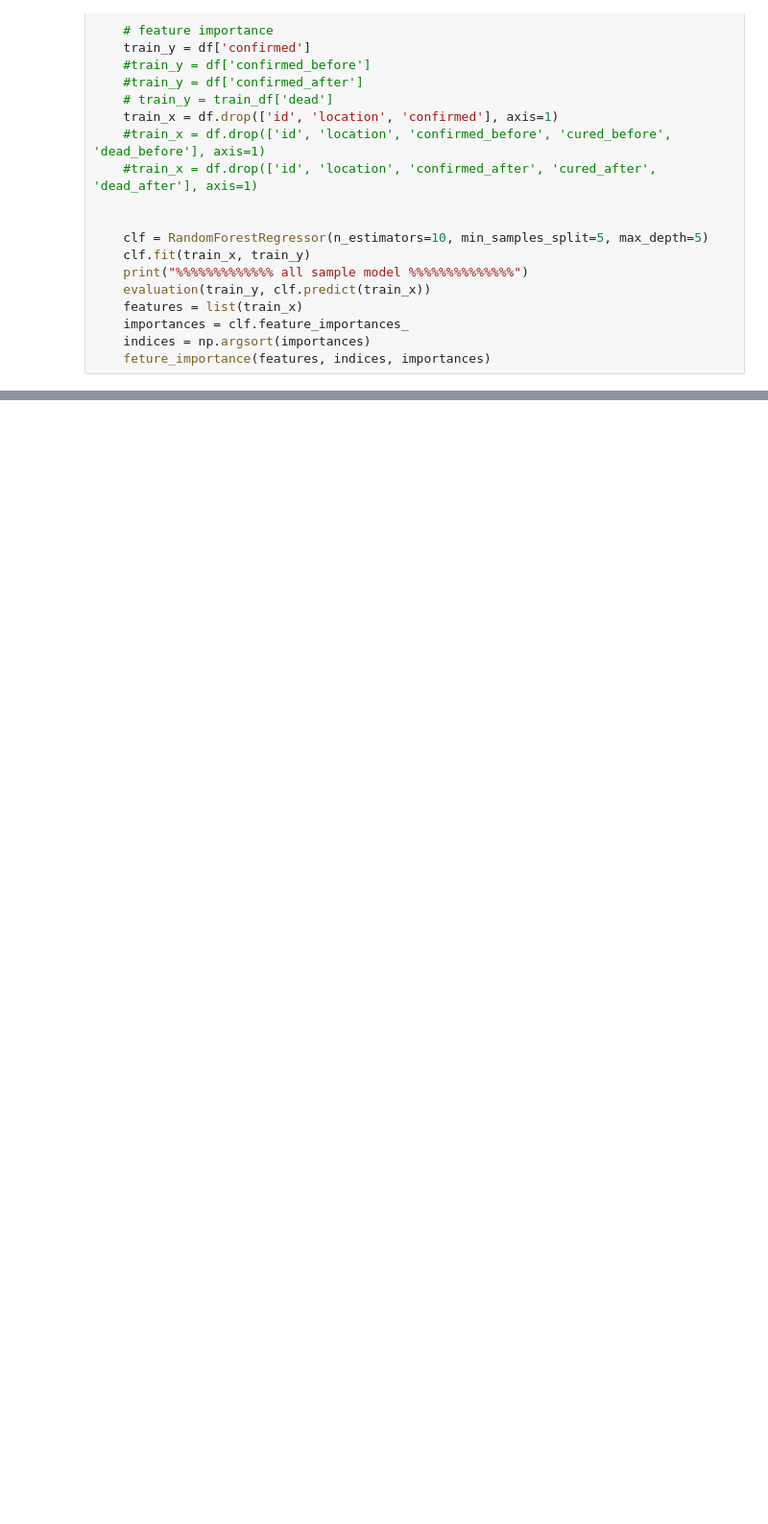
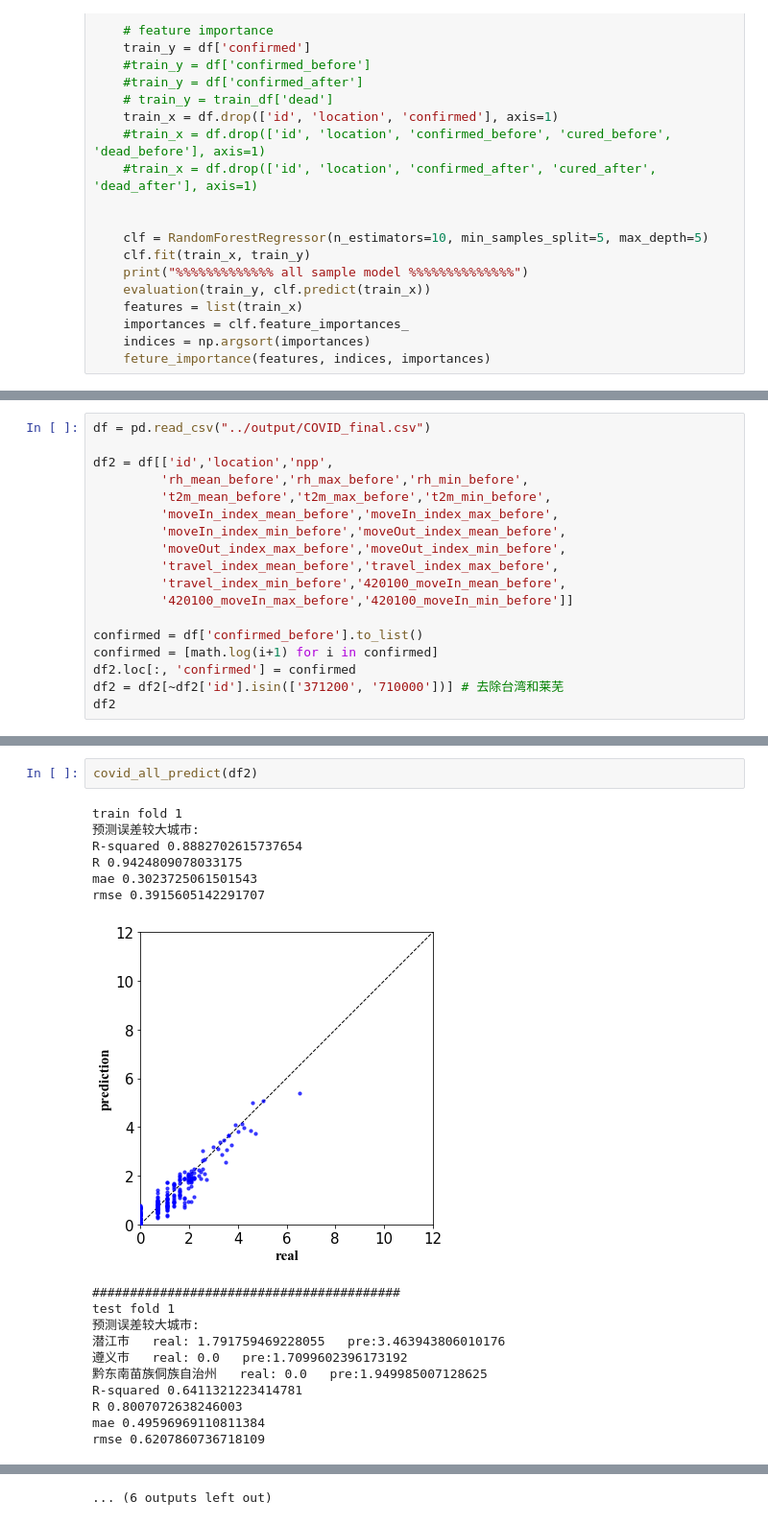
Before and after one commit to chuanchang/COVID-21, a Jupyter notebook: code/COVID_model.ipynb, the cells around one changed output, grey strips where cells are left out. Shown at 96% size. Saved outputs shown, nothing was run; the diff lists cells and outputs as text; blank space fills up the shorter version.

```diff
--- a/code/COVID_model.ipynb
+++ b/code/COVID_model.ipynb
@@ -525,0 +519,18 @@ rmse 1.0335806952549051
+# %%
+df = pd.read_csv("../output/COVID_final.csv")
+
+df2 = df[['id','location','npp',
+         'rh_mean_before','rh_max_before','rh_min_before',
+         't2m_mean_before','t2m_max_before','t2m_min_before',
+         'moveIn_index_mean_before','moveIn_index_max_before',
+         'moveIn_index_min_before','moveOut_index_mean_before',
+         'moveOut_index_max_before','moveOut_index_min_before',
+         'travel_index_mean_before','travel_index_max_before',
+         'travel_index_min_before','420100_moveIn_mean_before',
+         '420100_moveIn_max_before','420100_moveIn_min_before']]
+
+confirmed = df['confirmed_before'].to_list()
+confirmed = [math.log(i+1) for i in confirmed]
+df2.loc[:, 'confirmed'] = confirmed
+df2 = df2[~df2['id'].isin(['371200', '710000'])] # 去除台湾和莱芜
+df2
@@ -525,0 +561,20 @@ rmse 1.0335806952549051
+# %%
+covid_all_predict(df2)
+# %% [output]
+train fold 1
+预测误差较大城市:
+R-squared 0.8882702615737654
+R 0.9424809078033175
+mae 0.3023725061501543
+rmse 0.3915605142291707
+[figure, added]
+#########################################
+test fold 1
+预测误差较大城市:
+潜江市   real: 1.791759469228055   pre:3.463943806010176
+遵义市   real: 0.0   pre:1.7099602396173192
+黔东南苗族侗族自治州   real: 0.0   pre:1.949985007128625
+R-squared 0.6411321223414781
+R 0.8007072638246003
+mae 0.49596969110811384
+rmse 0.6207860736718109
@@ -525,0 +618 @@ rmse 1.0335806952549051
+... (6 outputs left out)
```
Also changed, not shown: parts of 8 cells of this notebook, 4 other files.
